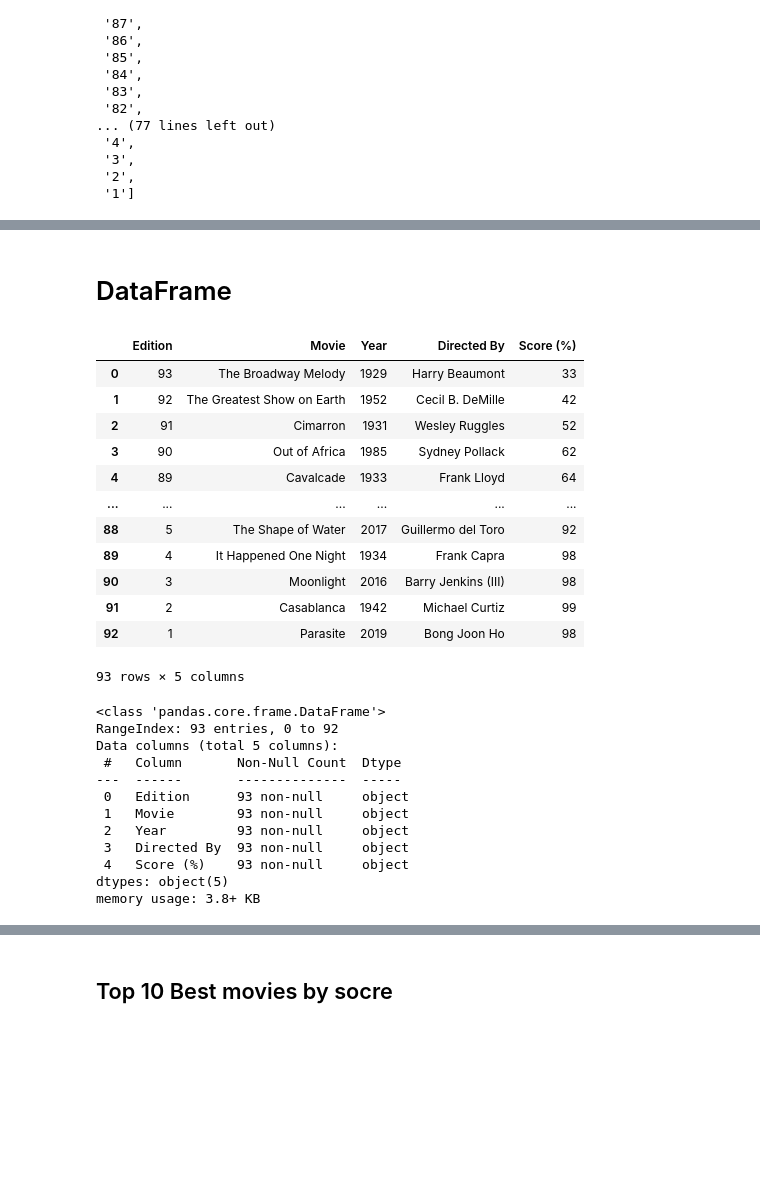
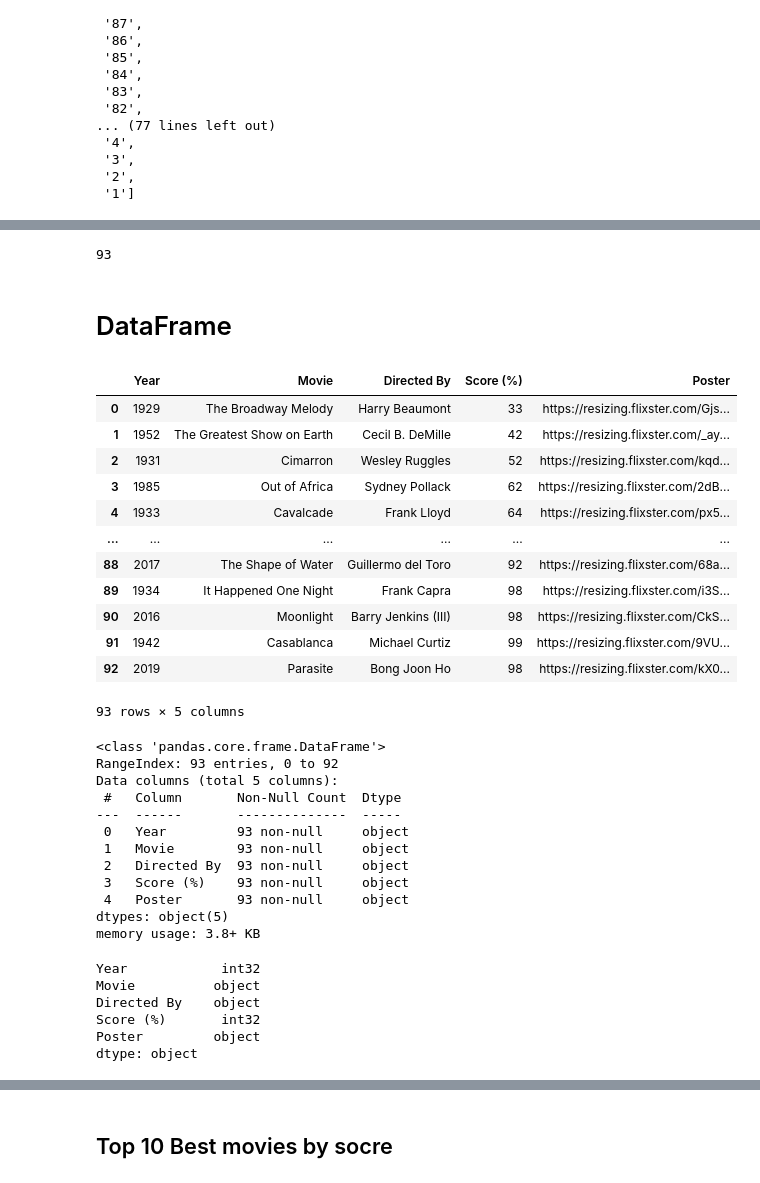
Before and after one commit to gisiqueira/webscraping_project, a Jupyter notebook: webscraping-project.ipynb, the cells around one changed output, grey strips where cells are left out. Saved outputs shown, nothing was run; the diff lists cells and outputs as text; code cells hidden in the pictures; blank space fills up the shorter version.

```diff
--- a/webscraping-project.ipynb
+++ b/webscraping-project.ipynb
@@ -321,0 +325,3 @@ edition
+# %%
+movie_poster = soup.find_all('img', attrs={'class':'article_poster'})
+movie_poster
@@ -321,0 +346,5 @@ edition
+# %%
+poster = []
+for i in movie_poster:
+    poster.append(i['src'])
+poster
@@ -322,25 +369,29 @@ edition
+# %%
+len(poster)
+# %% [output]
+93
 # %% [markdown]
 # DataFrame
 # %%
-oscar_winners = pd.DataFrame({'Edition': edition,
+oscar_winners = pd.DataFrame({'Year': year,
                             'Movie' : movies,
-                            'Year': year,
                             'Directed By': director,
-                            'Score (%)' : score})
+                            'Score (%)' : score,
+                             'Poster': poster})
 oscar_winners
 # %% [output]
-|  | Edition | Movie | Year | Directed By | Score (%) |
-| 0 | 93 | The Broadway Melody | 1929 | Harry Beaumont | 33 |
-| 1 | 92 | The Greatest Show on Earth | 1952 | Cecil B. DeMille | 42 |
-| 2 | 91 | Cimarron | 1931 | Wesley Ruggles | 52 |
-| 3 | 90 | Out of Africa | 1985 | Sydney Pollack | 62 |
-| 4 | 89 | Cavalcade | 1933 | Frank Lloyd | 64 |
+|  | Year | Movie | Directed By | Score (%) | Poster |
+| 0 | 1929 | The Broadway Melody | Harry Beaumont | 33 | https://resizing.flixster.com/Gjs... |
+| 1 | 1952 | The Greatest Show on Earth | Cecil B. DeMille | 42 | https://resizing.flixster.com/_ay... |
+| 2 | 1931 | Cimarron | Wesley Ruggles | 52 | https://resizing.flixster.com/kqd... |
+| 3 | 1985 | Out of Africa | Sydney Pollack | 62 | https://resizing.flixster.com/2dB... |
+| 4 | 1933 | Cavalcade | Frank Lloyd | 64 | https://resizing.flixster.com/px5... |
 | ... | ... | ... | ... | ... | ... |
-| 88 | 5 | The Shape of Water | 2017 | Guillermo del Toro | 92 |
-| 89 | 4 | It Happened One Night | 1934 | Frank Capra | 98 |
-| 90 | 3 | Moonlight | 2016 | Barry Jenkins (III) | 98 |
-| 91 | 2 | Casablanca | 1942 | Michael Curtiz | 99 |
-| 92 | 1 | Parasite | 2019 | Bong Joon Ho | 98 |
+| 88 | 2017 | The Shape of Water | Guillermo del Toro | 92 | https://resizing.flixster.com/68a... |
+| 89 | 1934 | It Happened One Night | Frank Capra | 98 | https://resizing.flixster.com/i3S... |
+| 90 | 2016 | Moonlight | Barry Jenkins (III) | 98 | https://resizing.flixster.com/CkS... |
+| 91 | 1942 | Casablanca | Michael Curtiz | 99 | https://resizing.flixster.com/9VU... |
+| 92 | 2019 | Parasite | Bong Joon Ho | 98 | https://resizing.flixster.com/kX0... |
 93 rows × 5 columns
 # %%
 oscar_winners.info()
@@ -350,10 +401,21 @@ RangeIndex: 93 entries, 0 to 92
 Data columns (total 5 columns):
  #   Column       Non-Null Count  Dtype
 ---  ------       --------------  -----
- 0   Edition      93 non-null     object
+ 0   Year         93 non-null     object
  1   Movie        93 non-null     object
- 2   Year         93 non-null     object
- 3   Directed By  93 non-null     object
- 4   Score (%)    93 non-null     object
+ 2   Directed By  93 non-null     object
+ 3   Score (%)    93 non-null     object
+ 4   Poster       93 non-null     object
 dtypes: object(5)
 memory usage: 3.8+ KB
+# %%
+oscar_winners["Score (%)"] = oscar_winners["Score (%)"].astype(str).astype(int)
+oscar_winners["Year"] = oscar_winners["Year"].astype(str).astype(int)
+print(oscar_winners.dtypes)
+# %% [output]
+Year            int32
+Movie          object
+Directed By    object
+Score (%)       int32
+Poster         object
+dtype: object
```
Also changed, not shown: parts of 13 cells of this notebook.
